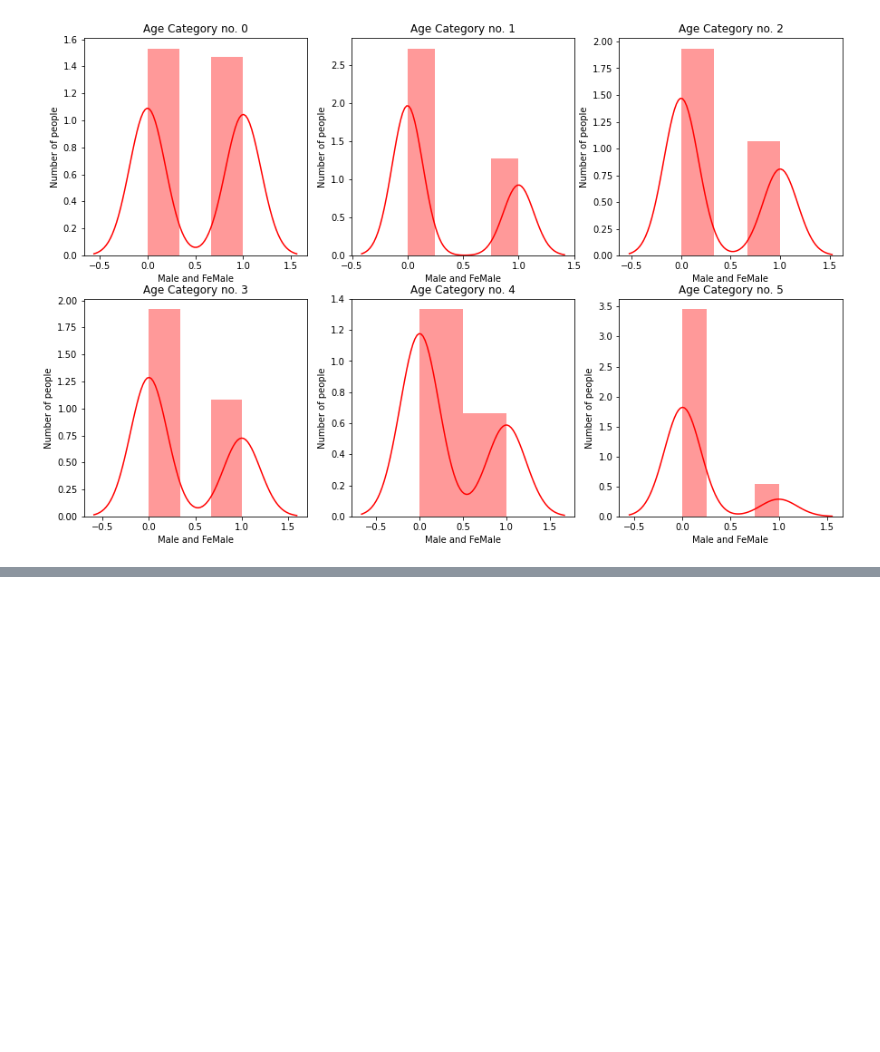
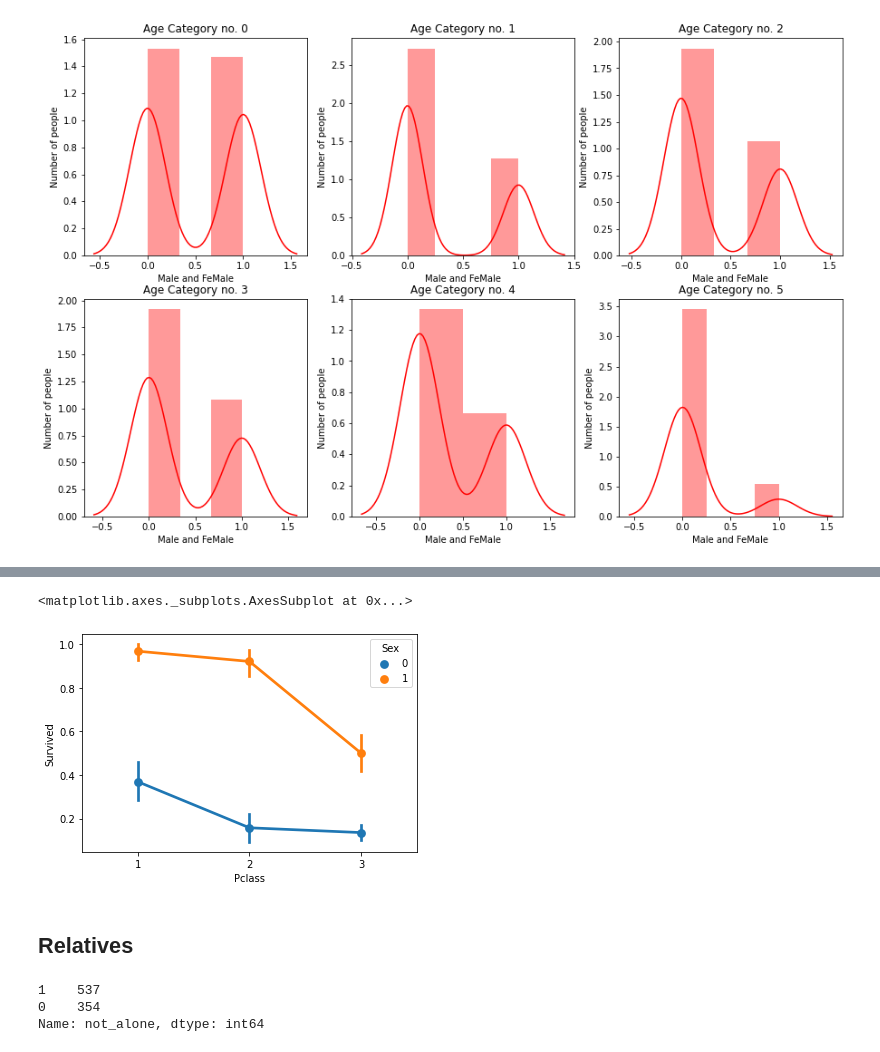
Before and after one commit to Nielspace/Data-Analytics, a Jupyter notebook: Data Analyst/Data Visualisation part 1.ipynb, the cells around one changed output, grey strips where cells are left out. Cells and saved outputs as stored; diff of their text form; code cells hidden in the pictures; blank space fills up the shorter version.

```diff
--- a/Data Analyst/Data Visualisation part 1.ipynb
+++ b/Data Analyst/Data Visualisation part 1.ipynb
@@ -242,0 +243,19 @@ for i in range(6):
+# %%
+sns.pointplot(data.Pclass, data.Survived, hue=data.Sex)
+# %% [output]
+<matplotlib.axes._subplots.AxesSubplot at 0x...>
+[figure, added]
+# %% [markdown]
+## Relatives
+# %%
+df = [data]
+for dataset in df:
+    dataset['relatives'] = dataset['SibSp'] + dataset['Parch']
+    dataset.loc[dataset['relatives'] > 0, 'not_alone'] = 0
+    dataset.loc[dataset['relatives'] == 0, 'not_alone'] = 1
+    dataset['not_alone'] = dataset['not_alone'].astype(int)
+data['not_alone'].value_counts()
+# %% [output]
+1    537
+0    354
+Name: not_alone, dtype: int64
```
Also changed, not shown: parts of 9 cells of this notebook.
